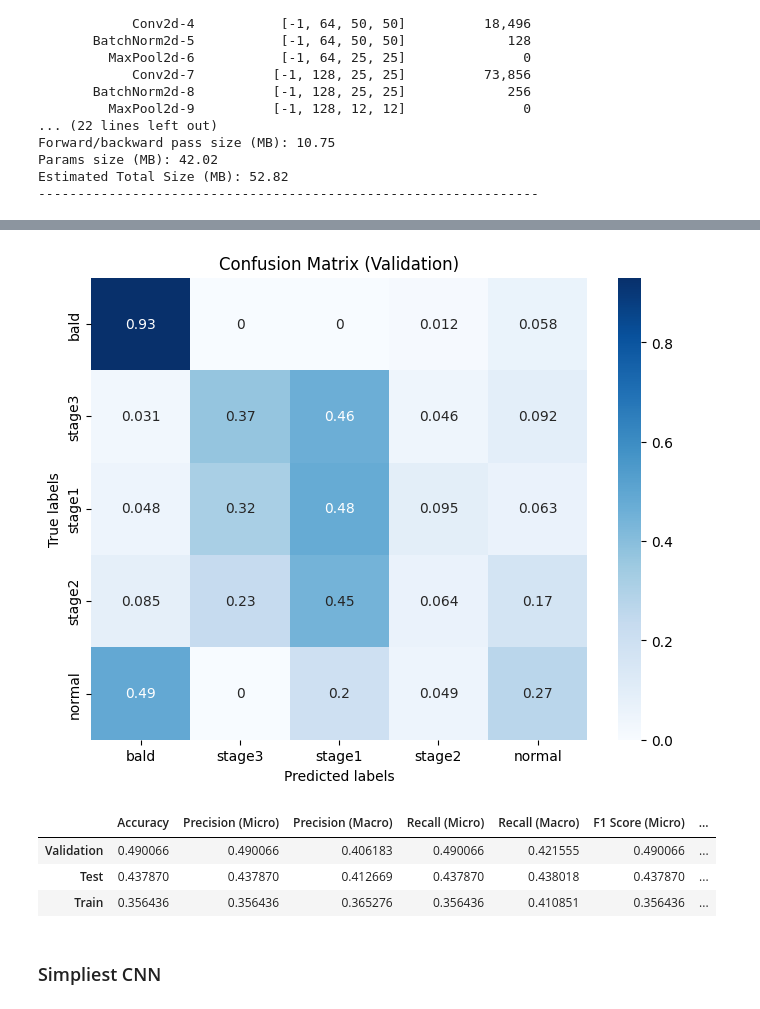
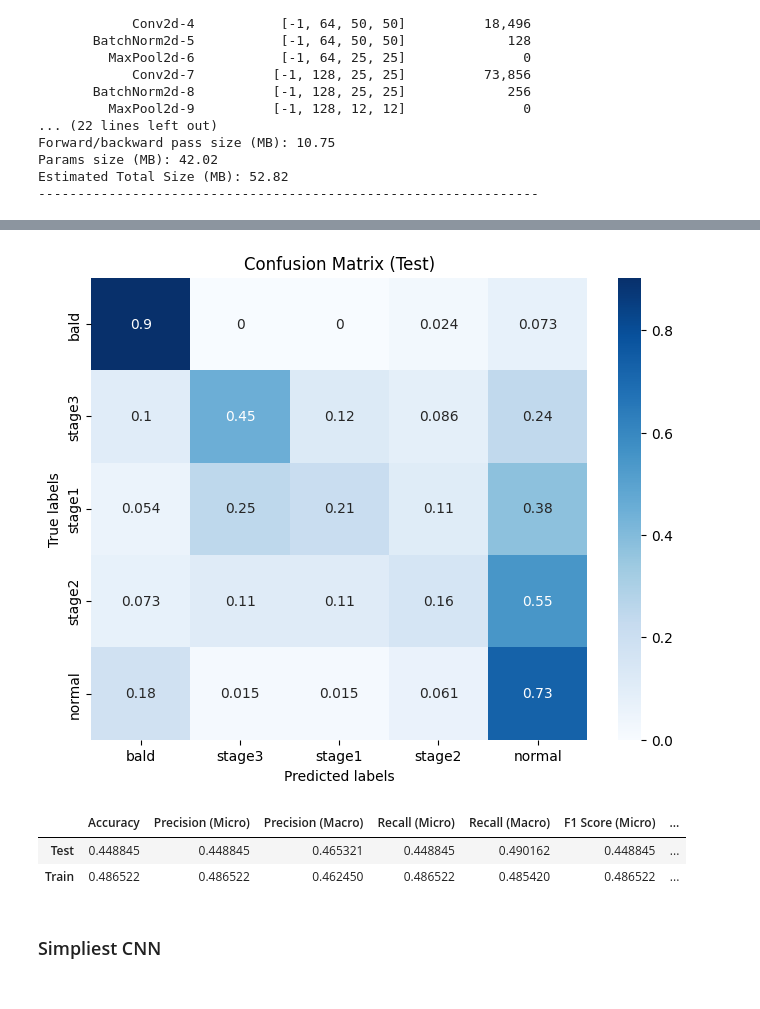
Before and after one commit to D0men1c0/Bald-Classification, a Jupyter notebook: notebook.ipynb, the cells around one changed output, grey strips where cells are left out. Cells and saved outputs as stored; diff of their text form; code cells hidden in the pictures.

```diff
--- a/notebook.ipynb
+++ b/notebook.ipynb
@@ -265,0 +291,6 @@ train_loader, validation_loader, test_loader = defineDataLoader()
+# %%
+train_loader, test_loader = defineDataLoader2(X_train_normalize, X_test_normalize, y_train, y_test, batch_size=32)
+for inputs, labels in train_loader:
+    print(f"Shape of input: {inputs.shape}")
+    print(f"Type of input: {inputs.dtype}")
+    break
@@ -313,17 +364,2 @@ Estimated Total Size (MB): 2.36
 # %% [markdown]
 ## Training model
-# %%
-def trainModel(model, train_loader, criterion, optimizer, num_epochs=10, train_input_1=32, train_input_2=32, train_input_3=3, grayscale=False):
-    for epoch in range(num_epochs):
-        model.train()
-        running_loss = 0.0
-        for inputs, labels in tqdm(train_loader, desc=f"Epoch {epoch+1}/{num_epochs}"):
-            optimizer.zero_grad()
-            if grayscale==False:
-                inputs = inputs.view(inputs.size(0), train_input_1, train_input_2, train_input_3)
-            outputs = model(inputs)
-            loss = criterion(outputs, labels)
-            loss.backward()
-            optimizer.step()
-            running_loss += loss.item()*inputs.size(0)
-        print(f"Training Loss: {running_loss/len(train_loader)}")
@@ -330,5 +415,5 @@ def trainModel(model, train_loader, criterion, optimizer, num_epochs=10, train_i
 # %%
-model = CNN_1()
+model_1 = CNN_1()
 criterion = nn.CrossEntropyLoss()
-optimizer = optim.Adam(model.parameters(), lr=0.001)
-trainModel(model, train_loader, criterion, optimizer, num_epochs=30)
+optimizer = optim.SGD(model_1.parameters(), lr=0.01, weight_decay = 0.001)
+history = trainModel(model_1, train_loader, criterion, optimizer, num_epochs=100)
@@ -698,5 +865,5 @@ Estimated Total Size (MB): 52.82
 # %%
 criterion = nn.CrossEntropyLoss()
 optimizer = optim.Adam(model_3.parameters(), lr=0.001, weight_decay=0.01)
-trainModel(model_3, train_loader, criterion, optimizer, num_epochs=10, grayscale=True)
+trainModel(model_3, train_loader, criterion, optimizer, num_epochs=10)
 # %% [output]
@@ -713,12 +890,11 @@ Training Loss: 39.11480927467346
 # %%
-df_3 = summarizeEvaluation(model_3, validation_loader, test_loader, train_loader, show=True, grayscale=True)
+df_3 = summarizeEvaluation(model_3, test_loader, train_loader, show=True)
 df_3
 # %% [output]
-[figure, old version]
+[figure, new version]
 |  | Accuracy | Precision (Micro) | Precision (Macro) | Recall (Micro) | Recall (Macro) | F1 Score (Micro) | ... |
-| Validation | 0.490066 | 0.490066 | 0.406183 | 0.490066 | 0.421555 | 0.490066 | ... |
-| Test | 0.437870 | 0.437870 | 0.412669 | 0.437870 | 0.438018 | 0.437870 | ... |
-| Train | 0.356436 | 0.356436 | 0.365276 | 0.356436 | 0.410851 | 0.356436 | ... |
+| Test | 0.448845 | 0.448845 | 0.465321 | 0.448845 | 0.490162 | 0.448845 | ... |
+| Train | 0.486522 | 0.486522 | 0.462450 | 0.486522 | 0.485420 | 0.486522 | ... |
 # %% [markdown]
 ### Simpliest CNN
 # %%
```
Also changed, not shown: parts of 50 cells of this notebook.
